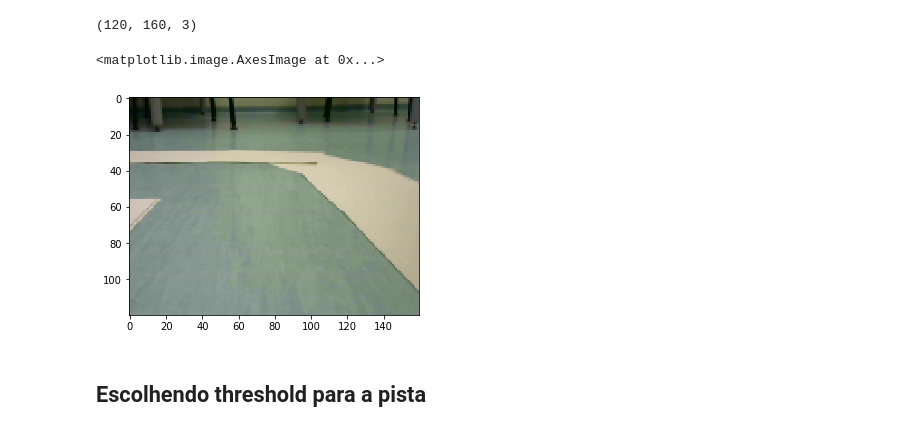
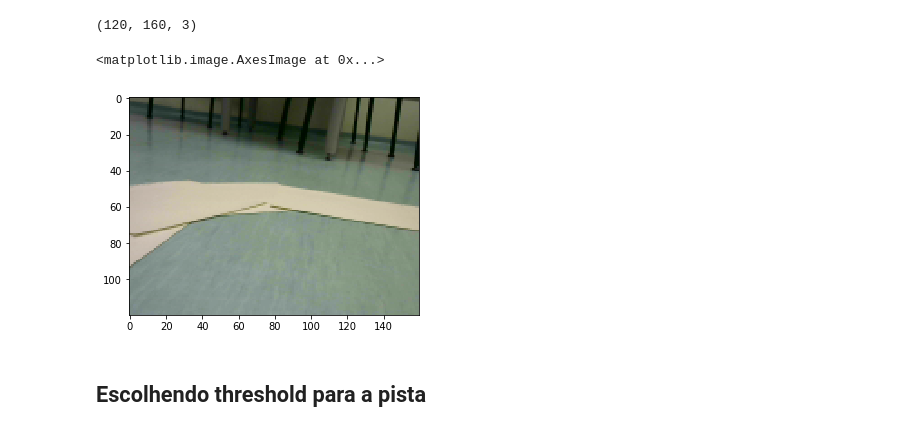
Before and after one commit to paulaksm/MAC0318-2018, a Jupyter notebook: aulas/car_dataset/testes/exemplo-opencv.ipynb, the cells around one changed output. Drawn from its saved outputs; the diff is of its cells as text; code cells hidden in the pictures.

```diff
--- a/aulas/car_dataset/testes/exemplo-opencv.ipynb
+++ b/aulas/car_dataset/testes/exemplo-opencv.ipynb
@@ -4,15 +4,15 @@ import cv2
 import matplotlib.pyplot as plt
 %matplotlib inline
 # %%
-img = cv2.imread('images/0.png')
+img = cv2.imread('images/right.png')
 img2 = cv2.cvtColor(img, cv2.COLOR_BGR2RGB)
 print(img2.shape)
 img2 = img2.reshape((120,160,3))
 plt.imshow(img2)
 # %% [output]
 (120, 160, 3)
 <matplotlib.image.AxesImage at 0x...>
-[figure, old version]
+[figure, new version]
 # %% [markdown]
 ## Escolhendo threshold para a pista
 # %%
```
Also changed, not shown: parts of 4 cells of this notebook, 3 other files.
